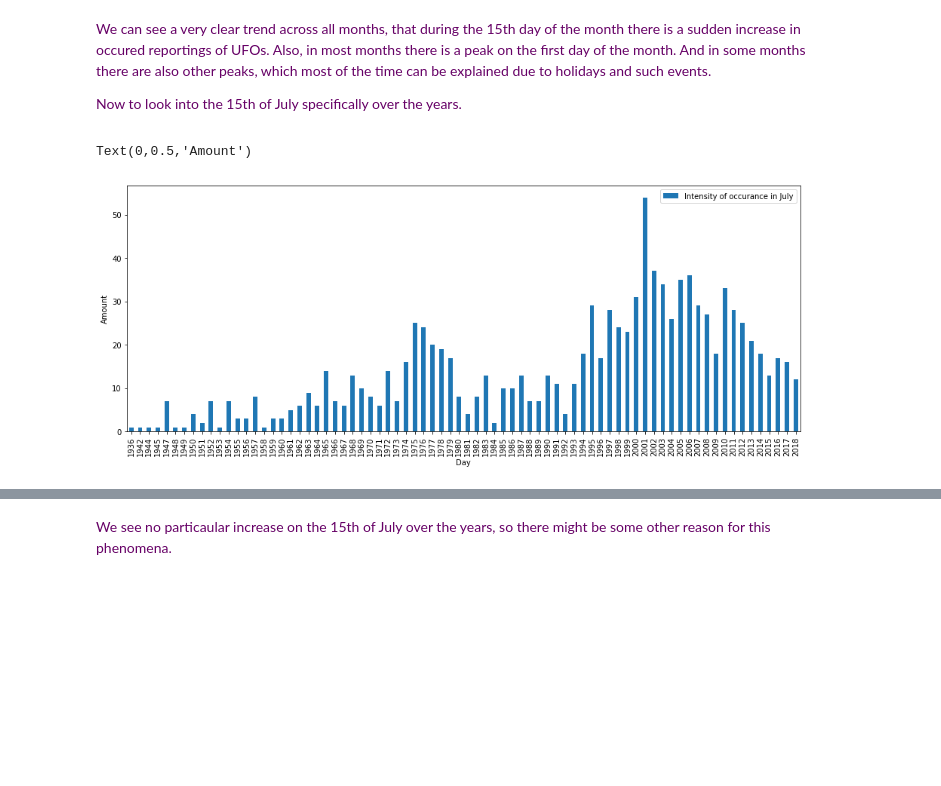
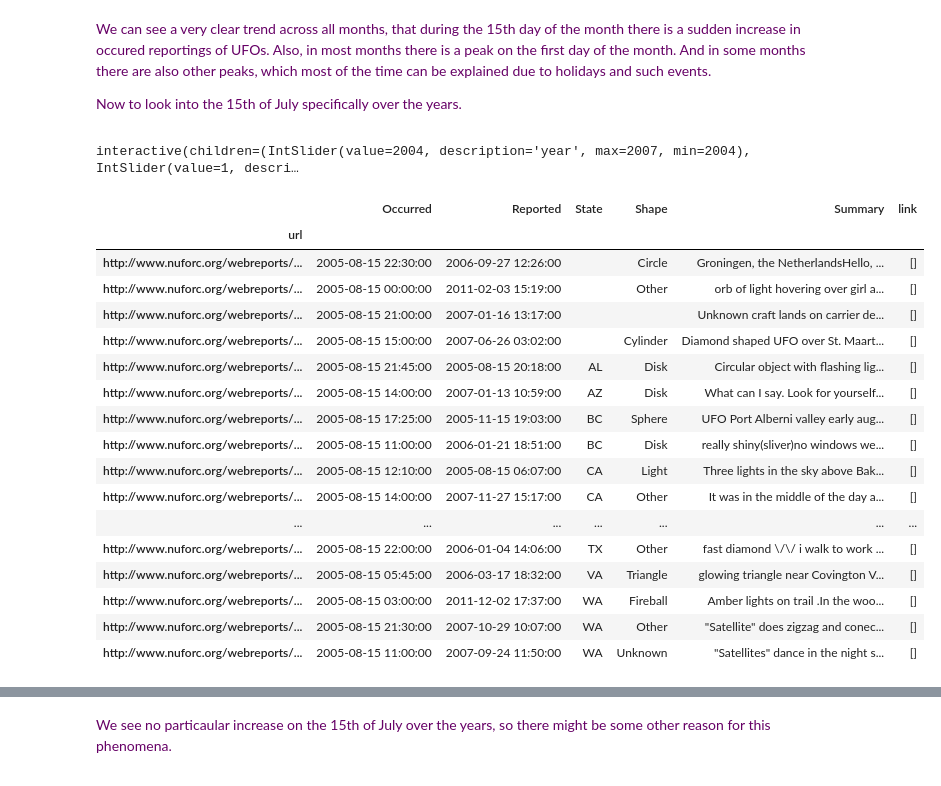
Before and after one commit to kiru/ada_project, a Jupyter notebook: UFO-Jurgis.ipynb, the cells around one changed output, grey strips where cells are left out. Cells and saved outputs as stored; diff of their text form; code cells hidden in the pictures; blank space fills up the shorter version.

```diff
--- a/UFO-Jurgis.ipynb
+++ b/UFO-Jurgis.ipynb
@@ -190,9 +184,0 @@ july15_plotting_times = df_15july.groupby(by='years').count()
-# %%
-fig, ax = subplots()
-july15_plotting_times.plot.bar(figsize=(16,6), ax=ax)
-ax.legend(['Intensity of occurance in July'])
-xlabel("Day")
-ylabel('Amount')
-# %% [output]
-Text(0,0.5,'Amount')
-[figure, removed]
@@ -198,0 +201,32 @@ Text(0,0.5,'Amount')
+# %%
+interactive_plot = interactive(spike_finder, year = IntSlider(min=2004,max=2007,step=1,value=2004),
+                                              month = IntSlider(min=1,max=12,step=1,value=1))
+                                            #day = IntSlider(min=1,max=31,step=1,value=1))
+interactive_plot
+# %% [output]
+interactive(children=(IntSlider(value=2004, description='year', max=2007, min=2004), IntSlider(value=1, descri…
+# %%
+spike_reports = df_reports[['Occurred','Reported','State', 'Shape', 'Summary','link']].copy()
+spike_reports = spike_reports[(spike_reports.Occurred.dt.year == 2005)]
+spike_reports = spike_reports[(spike_reports.Occurred.dt.month == 8)]
+spike_reports = spike_reports[(spike_reports.Occurred.dt.day == 15)]
+spike_reports.sort_values('State')
+# %% [output]
+|  | Occurred | Reported | State | Shape | Summary | link |
+| url |  |  |  |  |  |  |
+| http://www.nuforc.org/webreports/... | 2005-08-15 22:30:00 | 2006-09-27 12:26:00 |  | Circle | Groningen, the NetherlandsHello, ... | [] |
+| http://www.nuforc.org/webreports/... | 2005-08-15 00:00:00 | 2011-02-03 15:19:00 |  | Other | orb of light hovering over girl a... | [] |
+| http://www.nuforc.org/webreports/... | 2005-08-15 21:00:00 | 2007-01-16 13:17:00 |  |  | Unknown craft lands on carrier de... | [] |
+| http://www.nuforc.org/webreports/... | 2005-08-15 15:00:00 | 2007-06-26 03:02:00 |  | Cylinder | Diamond shaped UFO over St. Maart... | [] |
+| http://www.nuforc.org/webreports/... | 2005-08-15 21:45:00 | 2005-08-15 20:18:00 | AL | Disk | Circular object with flashing lig... | [] |
+| http://www.nuforc.org/webreports/... | 2005-08-15 14:00:00 | 2007-01-13 10:59:00 | AZ | Disk | What can I say. Look for yourself... | [] |
+| http://www.nuforc.org/webreports/... | 2005-08-15 17:25:00 | 2005-11-15 19:03:00 | BC | Sphere | UFO Port Alberni valley early aug... | [] |
+| http://www.nuforc.org/webreports/... | 2005-08-15 11:00:00 | 2006-01-21 18:51:00 | BC | Disk | really shiny(sliver)no windows we... | [] |
+| http://www.nuforc.org/webreports/... | 2005-08-15 12:10:00 | 2005-08-15 06:07:00 | CA | Light | Three lights in the sky above Bak... | [] |
+| http://www.nuforc.org/webreports/... | 2005-08-15 14:00:00 | 2007-11-27 15:17:00 | CA | Other | It was in the middle of the day a... | [] |
+| ... | ... | ... | ... | ... | ... | ... |
+| http://www.nuforc.org/webreports/... | 2005-08-15 22:00:00 | 2006-01-04 14:06:00 | TX | Other | fast diamond \/\/ i walk to work ... | [] |
+| http://www.nuforc.org/webreports/... | 2005-08-15 05:45:00 | 2006-03-17 18:32:00 | VA | Triangle | glowing triangle near Covington V... | [] |
+| http://www.nuforc.org/webreports/... | 2005-08-15 03:00:00 | 2011-12-02 17:37:00 | WA | Fireball | Amber lights on trail .In the woo... | [] |
+| http://www.nuforc.org/webreports/... | 2005-08-15 21:30:00 | 2007-10-29 10:07:00 | WA | Other | "Satellite" does zigzag and conec... | [] |
+| http://www.nuforc.org/webreports/... | 2005-08-15 11:00:00 | 2007-09-24 11:50:00 | WA | Unknown | "Satellites" dance in the night s... | [] |
```
Also changed, not shown: parts of 65 cells of this notebook.
